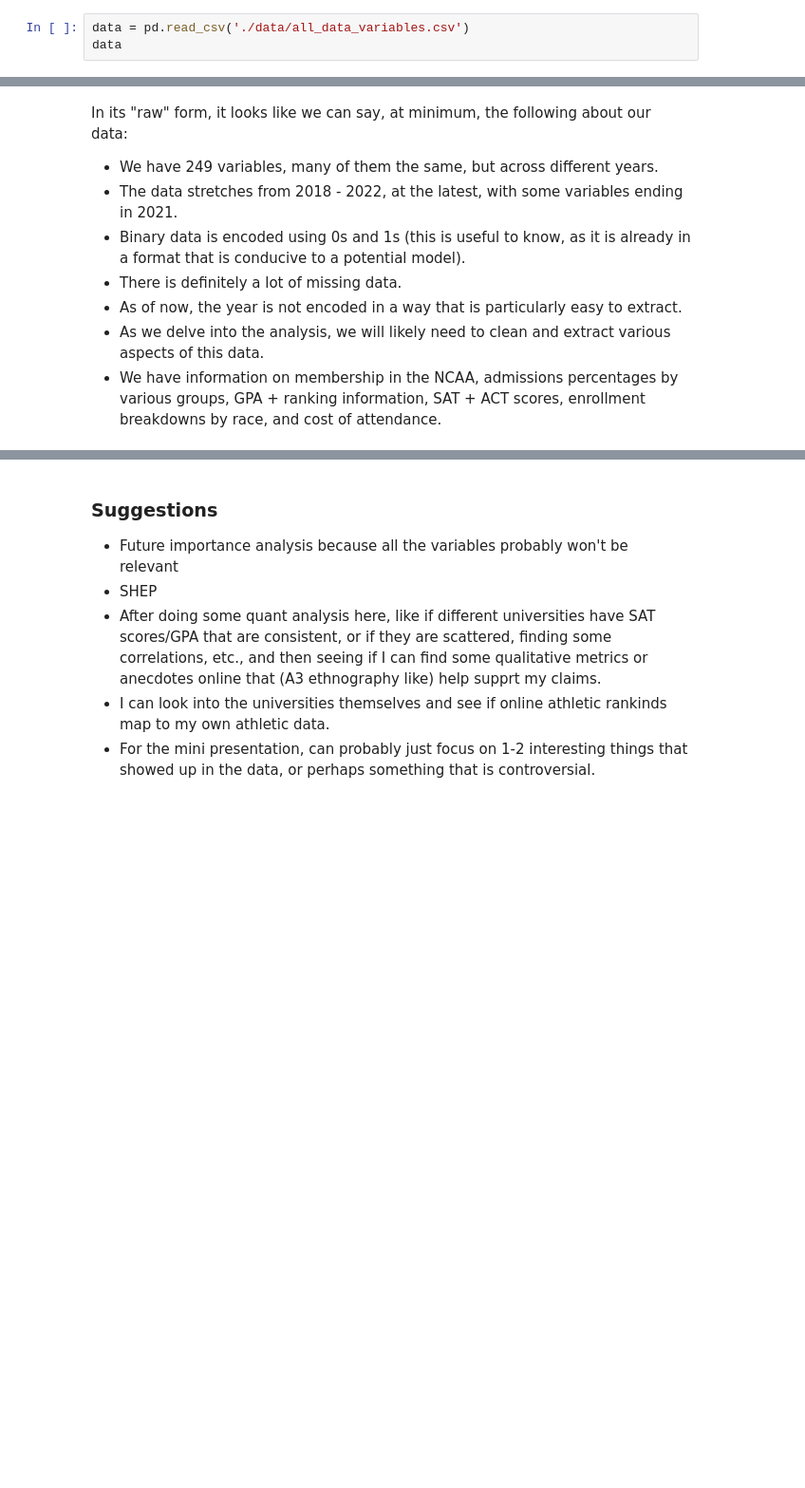
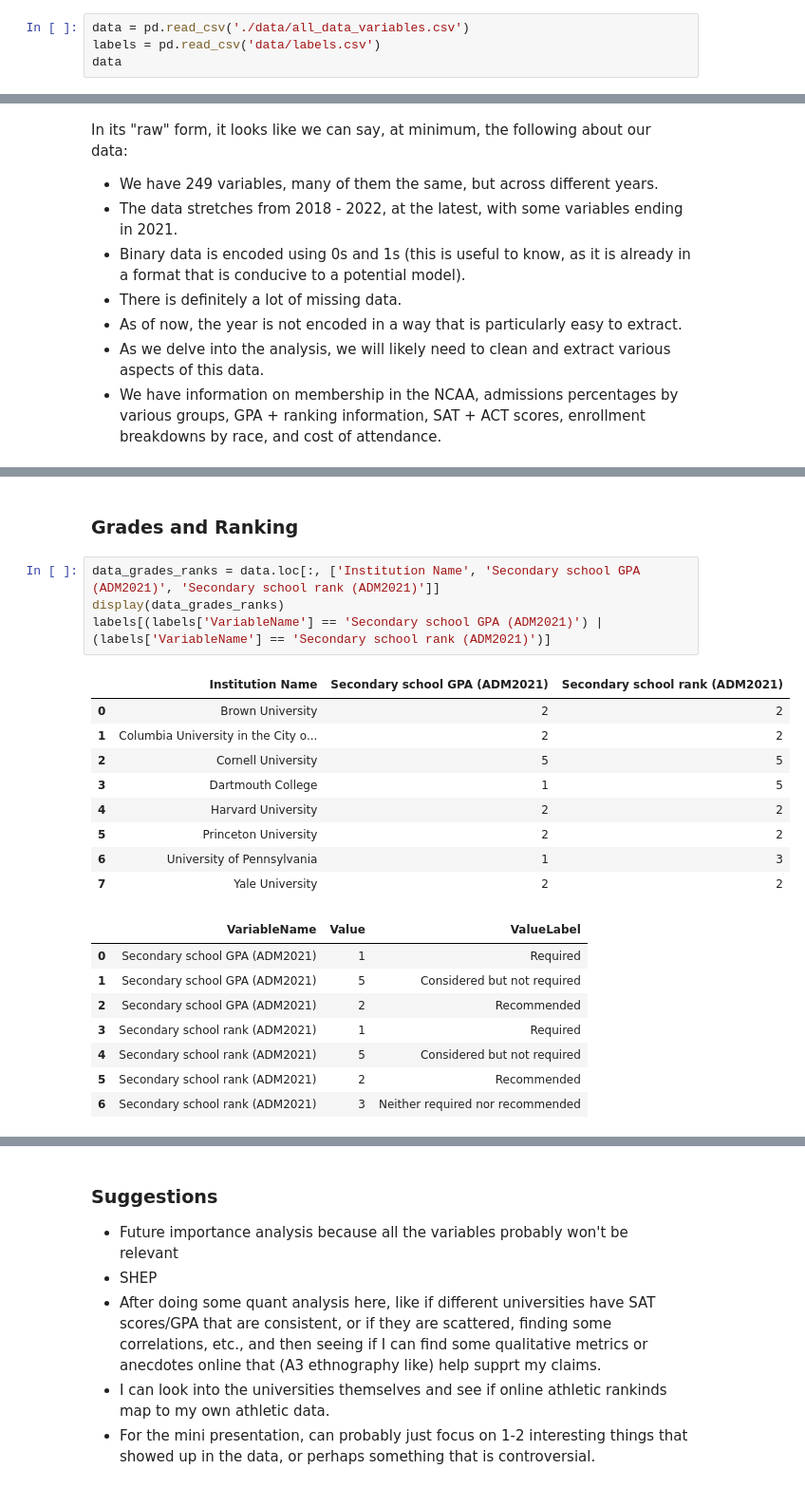
Before and after one commit to Murtz5253/hcde-410-final, a Jupyter notebook: report.ipynb, the cells around one changed output, grey strips where cells are left out. Shown: that part at 95% size. Saved outputs shown, nothing was run; the diff lists cells and outputs as text; blank space fills up the shorter version.

Commit message:
Added secondary data source, MD file for chatgpt tracking, and computed some starter statistics for GPA and class rank to eventually visualize

```diff
--- a/report.ipynb
+++ b/report.ipynb
@@ -21,5 +22,6 @@ import numpy as np
 # %%
 data = pd.read_csv('./data/all_data_variables.csv')
+labels = pd.read_csv('data/labels.csv')
 data
 # %% [output]
 |  | UnitID | Institution Name | Member of National Athletic Assoc... | Member of National Collegiate Ath... | Member of National Athletic Assoc... | ... |
@@ -63,0 +51,24 @@ In its "raw" form, it looks like we can say, at minimum, the following about our
+# %% [markdown]
+### Grades and Ranking
+# %%
+data_grades_ranks = data.loc[:, ['Institution Name', 'Secondary school GPA (ADM2021)', 'Secondary school rank (ADM2021)']]
+display(data_grades_ranks)
+labels[(labels['VariableName'] == 'Secondary school GPA (ADM2021)') | (labels['VariableName'] == 'Secondary school rank (ADM2021)')]
+# %% [output]
+|  | Institution Name | Secondary school GPA (ADM2021) | Secondary school rank (ADM2021) |
+| 0 | Brown University | 2 | 2 |
+| 1 | Columbia University in the City o... | 2 | 2 |
+| 2 | Cornell University | 5 | 5 |
+| 3 | Dartmouth College | 1 | 5 |
+| 4 | Harvard University | 2 | 2 |
+| 5 | Princeton University | 2 | 2 |
+| 6 | University of Pennsylvania | 1 | 3 |
+| 7 | Yale University | 2 | 2 |
+|  | VariableName | Value | ValueLabel |
+| 0 | Secondary school GPA (ADM2021) | 1 | Required |
+| 1 | Secondary school GPA (ADM2021) | 5 | Considered but not required |
+| 2 | Secondary school GPA (ADM2021) | 2 | Recommended |
+| 3 | Secondary school rank (ADM2021) | 1 | Required |
+| 4 | Secondary school rank (ADM2021) | 5 | Considered but not required |
+| 5 | Secondary school rank (ADM2021) | 2 | Recommended |
+| 6 | Secondary school rank (ADM2021) | 3 | Neither required nor recommended |
```
Also changed, not shown: parts of 8 cells of this notebook, 2 other files.
